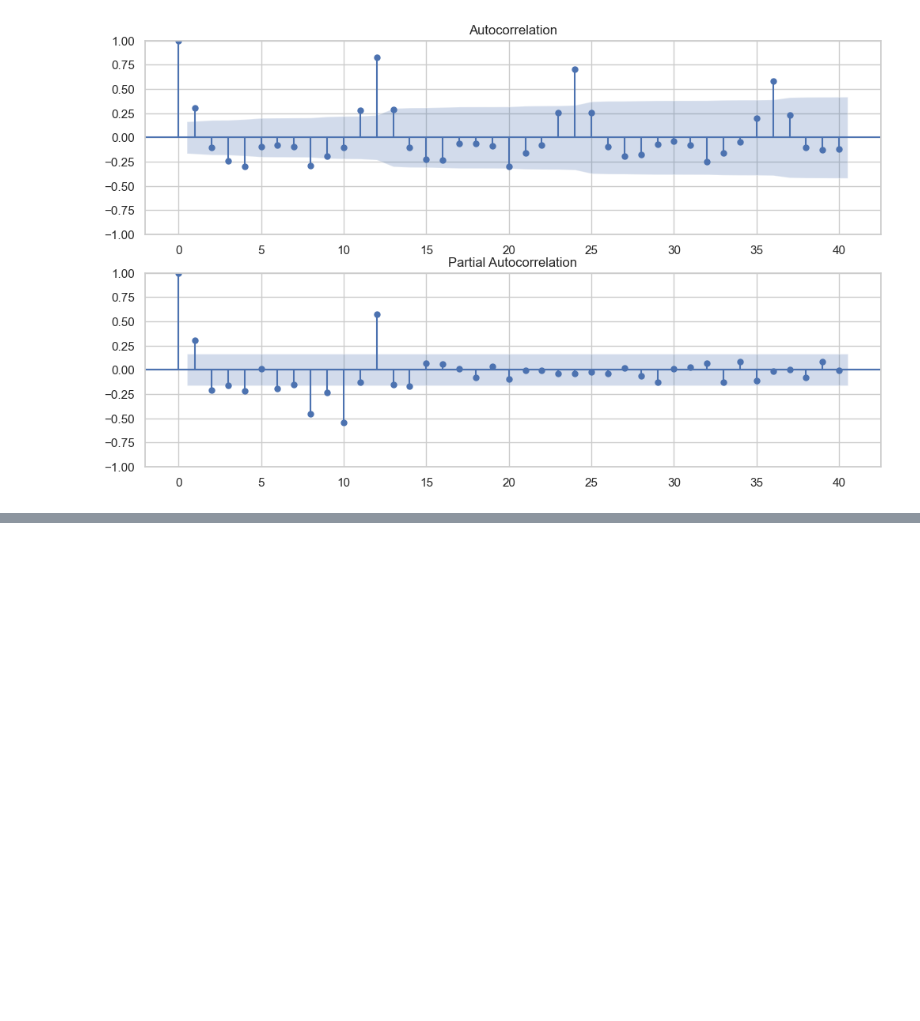
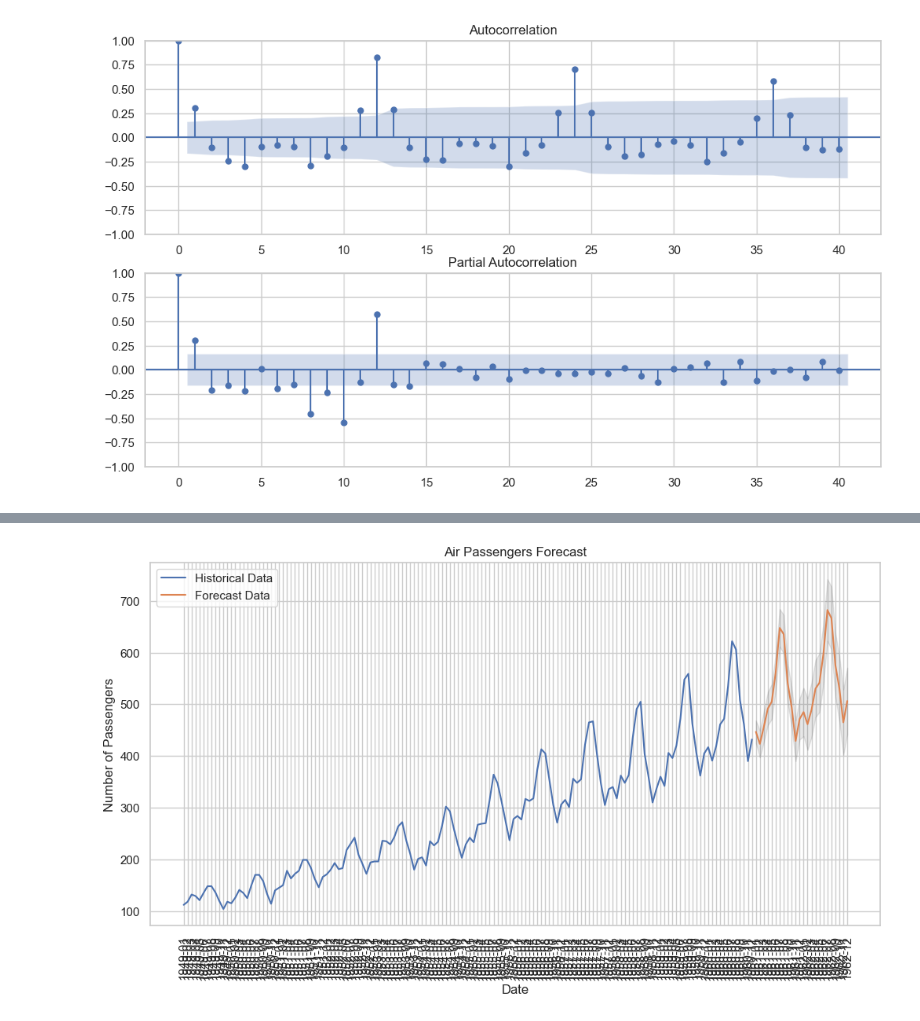
Before and after one commit to parveenxkashyap/air-passengers-forecasting-Public, a Jupyter notebook: notebook.ipynb, the cells around one changed output, grey strips where cells are left out. Drawn from its saved outputs; the diff is of its cells as text; code cells hidden in the pictures; blank space fills up the shorter version.

```diff
--- a/notebook.ipynb
+++ b/notebook.ipynb
@@ -145,0 +148,7 @@ Q = 3
+# %%
+# define the arima model
+from statsmodels.tsa.statespace.sarimax import SARIMAX
+
+model = SARIMAX(df['#Passengers'], order=(p, d, q), seasonal_order=(P, D, Q, seasonal_period))
+fitted_model = model.fit()
+print(fitted_model.summary())
@@ -145,0 +175,16 @@ Q = 3
+# %%
+# forecast for next 2 years
+forecast_steps = 24
+forecast = fitted_model.get_forecast(steps=forecast_steps)
+
+# create the date range for the forecasted values
+forecast_index = pd.date_range(start=df.index[-1], periods=forecast_steps+1, freq='M')[1:].strftime('%Y-%m') # remove start date
+# %%
+# create a forecast dataframe
+forecast_df = pd.DataFrame({
+    "Forecast": list(forecast.predicted_mean),
+    "Lower CI": list(forecast.conf_int().iloc[:, 0]),
+    "Upper CI": list(forecast.conf_int().iloc[:, 1])
+}, index=forecast_index)
+
+forecast_df.head()
@@ -145,0 +198,15 @@ Q = 3
+# %%
+# plot the forecast values
+
+plt.figure(figsize=(12, 6))
+plt.plot(df['#Passengers'], label='Historical Data')
+plt.plot(forecast_df['Forecast'], label='Forecast Data')
+plt.fill_between(forecast_df.index, forecast_df['Lower CI'], forecast_df['Upper CI'], color='k', alpha=0.1)
+plt.xlabel('Date')
+plt.ylabel('Number of Passengers')
+plt.title('Air Passengers Forecast')
+plt.xticks(rotation=90)
+plt.legend()
+plt.show()
+# %% [output]
+[figure, added]
```
Also changed, not shown: parts of 4 cells of this notebook.
